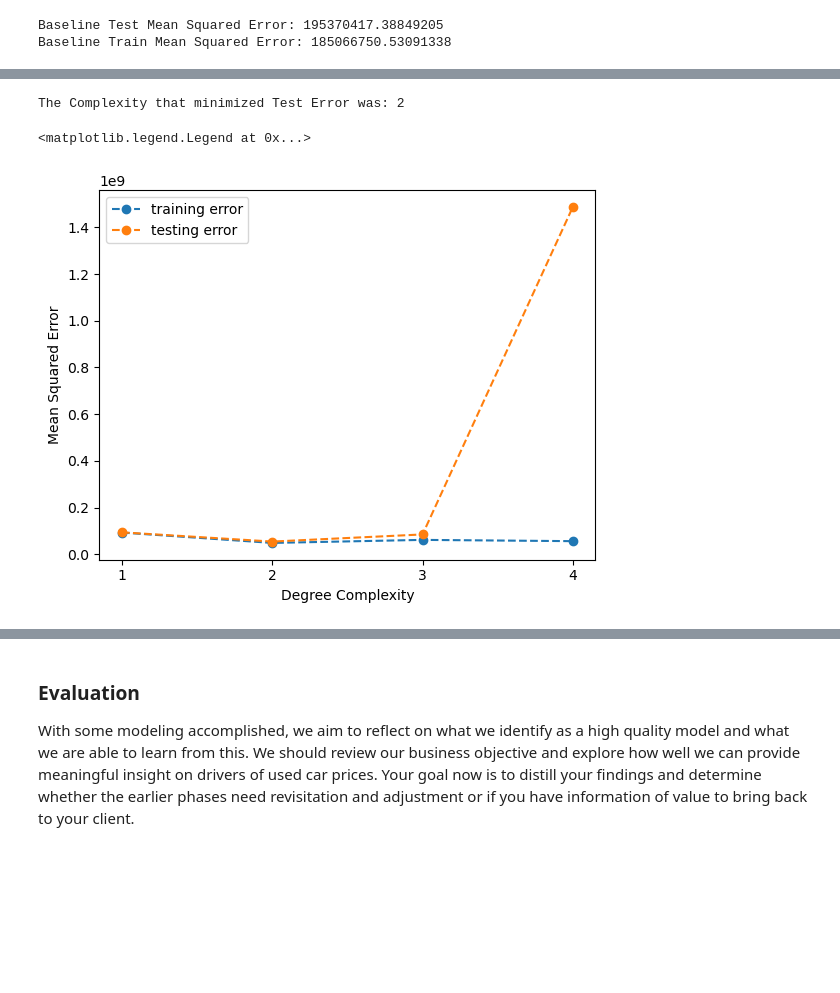
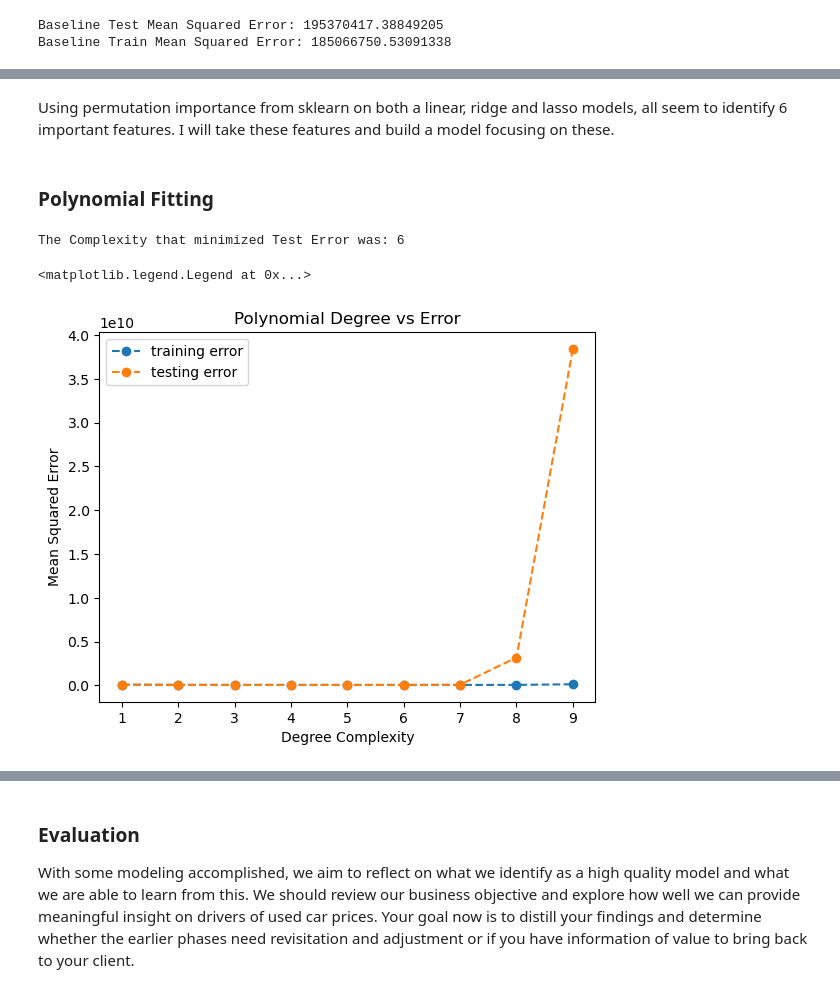
Before and after one commit to ngratzi/car_analysis, a Jupyter notebook: prompt_II.ipynb, the cells around one changed output, grey strips where cells are left out. Saved outputs shown, nothing was run; the diff lists cells and outputs as text; code cells hidden in the pictures; blank space fills up the shorter version.

Commit message:
model review

```diff
--- a/prompt_II.ipynb
+++ b/prompt_II.ipynb
@@ -428,12 +424,79 @@ for i in range(1, 5):
+# %% [markdown]
+Using permutation importance from sklearn on both a linear, ridge and lasso models, all seem to identify 6 important features. I will take these features and build a model focusing on these.
+# %%
+df_model = df_clean[[
+    # Target
+    'price', # numeric
+
+    # Features
+    'year', # numeric
+    'condition', # ordinal
+    'cylinders', # nominal
+    'fuel', # nominal
+    'odometer', # numeric
+    'transmission', # nominal
+
+]].copy()
+
+target = 'price'
+X = df_model.drop(target, axis=1)
+y = df_model[target]
+
+X_train, X_test, y_train, y_test = train_test_split(X, y, test_size=0.3, random_state=32)
+# %% [markdown]
+### Polynomial Fitting
 # %%
+trainErrors = []
+testErrors = []
+
+for i in range(1, 10):
+
+    # Define the columns
+    numeric_features = ['year', 'odometer']
+    ordinal_features = ['condition']
+    nominal_features = ['cylinders', 'fuel', 'transmission']
+
+    # Create transformers for each type of feature
+    numeric_transformer = Pipeline(steps=[
+        ('scaler', StandardScaler()),
+        ('poly', PolynomialFeatures(degree=i, include_bias=False))
+    ])
+
+    ordinal_transformer = Pipeline(steps=[
+        ('ordinal', OrdinalEncoder(categories=[['fair', 'salvage', 'good', 'like new', 'new', 'excellent']]))
+    ])
+
+    nominal_transformer = Pipeline(steps=[
+        ('onehot', OneHotEncoder(handle_unknown='ignore'))
+    ])
+
+    # Combine transformers into a ColumnTransformer
+    preprocessor = ColumnTransformer(
+        transformers=[
+            ('num', numeric_transformer, numeric_features),
+            ('ord', ordinal_transformer, ordinal_features),
+            ('nom', nominal_transformer, nominal_features)
+        ])
+
+    pipe = Pipeline([
+        ("preprocessor", preprocessor),
+        ("model_regression", LinearRegression())
+    ])
+
+    pipe.fit(X_train, y_train)
+
+    trainErrors.append(mean_squared_error(pipe.predict(X_train), y_train))
+    testErrors.append(mean_squared_error(pipe.predict(X_test), y_test))
+
 print(f'The Complexity that minimized Test Error was: {testErrors.index(min(testErrors)) + 1}')
-plt.plot(range(1, 5), trainErrors, '--o', label = 'training error')
-plt.plot(range(1, 5), testErrors, '--o', label = 'testing error')
-plt.xticks(range(1, 5), range(1, 5))
+plt.plot(range(1, 10), trainErrors, '--o', label = 'training error')
+plt.plot(range(1, 10), testErrors, '--o', label = 'testing error')
+plt.xticks(range(1, 10), range(1, 10))
+plt.title('Polynomial Degree vs Error')
 plt.xlabel('Degree Complexity')
 plt.ylabel('Mean Squared Error')
 plt.legend()
 # %% [output]
-The Complexity that minimized Test Error was: 2
+The Complexity that minimized Test Error was: 6
 <matplotlib.legend.Legend at 0x...>
-[figure, old version]
+[figure, new version]
```
Also changed, not shown: parts of 30 cells of this notebook.
